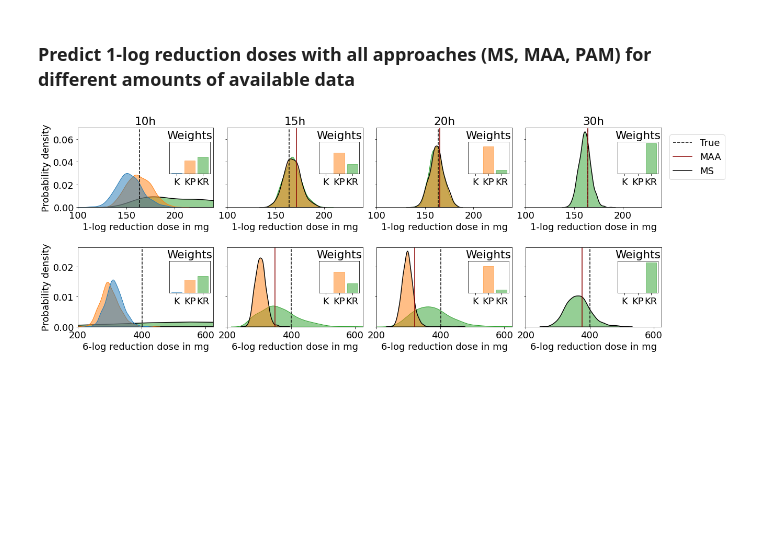
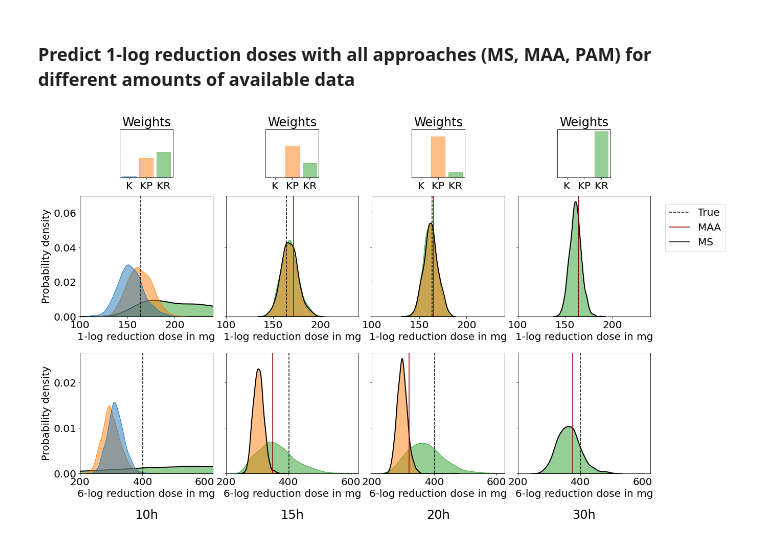
Before and after one commit to DavAug/PAM, a Jupyter notebook: results/in_silico_study/predict_dose.ipynb, the cells around one changed output. Drawn from its saved outputs; the diff is of its cells as text; code cells hidden in the pictures; blank space fills up the shorter version.

```diff
--- a/results/in_silico_study/predict_dose.ipynb
+++ b/results/in_silico_study/predict_dose.ipynb
@@ -584,11 +584,11 @@ for log_reduction in log_reductions:
     results.append([true_dose, maa_doses, pam_doses, model_weights])
 
 # Plots results
-fontsize = '18'
+fontsize = '20'
 plt.rcParams['font.size'] = fontsize
 fig, axes = plt.subplots(
-    2, n_experiments, figsize=(20, 7), sharey='row', sharex='row')
-plt.subplots_adjust(wspace=0.1, hspace=0.5)
+    2, n_experiments, figsize=(20, 10), sharey='row', sharex='row')
+plt.subplots_adjust(wspace=0.1, hspace=0.3)
 plt.xticks(fontsize=fontsize)
 plt.yticks(fontsize=fontsize)
 axes[0, 0].set_ylabel('Probability density', fontsize=fontsize)
@@ -602,8 +602,8 @@ for log_id, caption in enumerate(result_captions):
     true_dose, maa_doses, pam_doses, model_weights = results[log_id]
     for exp_id, end_experiment in enumerate(experiment_durations):
         # Add title to subfigure
-        if log_id == 0:
-            axes[log_id, exp_id].set_title('%dh' % (end_experiment))
+        if log_id == 1:
+            axes[log_id, exp_id].set_title('%dh' % (end_experiment), y=-0.4)
 
         # Plot true dose response
         axes[log_id, exp_id].axvline(
@@ -623,47 +623,50 @@ for log_id, caption in enumerate(result_captions):
             dataframe['Model'] = ['K', 'KP', 'KR'][model_id]
             df.append(dataframe)
             colors.append(sns.color_palette()[model_id])
         df = pd.concat(df, ignore_index=True)
         sns.kdeplot(
             data=df, x=caption, hue="Model", fill=True,
             common_norm=False, alpha=.5, linewidth=1, ax=axes[log_id, exp_id],
             palette=colors, legend=False)
 
         # Plot PAM prediction: Weights
-        inset_axes = axes[log_id, exp_id].inset_axes(
-            bounds=[0.675, 0.425, 0.3, 0.4])
-        n_models = 3
-        x_pos = np.arange(n_models)
-        colors = sns.color_palette()[:n_models]
-        inset_axes.bar(
-            x_pos, weights, align='center', alpha=0.5, color=colors,
-            edgecolor=colors)
-        inset_axes.set_xticks(x_pos)
-        inset_axes.set_xticklabels(['K', 'KP', 'KR'])
-        inset_axes.set_yticks([])
-        inset_axes.set_yticklabels([])
-        inset_axes.set_title('Weights')
-        inset_axes.set_ylim([0, 1.05])
+        if log_id == 0:
+            # inset_axes = axes[log_id, exp_id].inset_axes(
+            #     bounds=[0.575, 0.45, 0.4, 0.4])
+            inset_axes = axes[log_id, exp_id].inset_axes(
+                bounds=[0.3, 1.15, 0.4, 0.4])
+            n_models = 3
+            x_pos = np.arange(n_models)
+            colors = sns.color_palette()[:n_models]
+            inset_axes.bar(
+                x_pos, weights, align='center', alpha=0.5, color=colors,
+                edgecolor=colors)
+            inset_axes.set_xticks(x_pos)
+            inset_axes.set_xticklabels(['K', 'KP', 'KR'])
+            inset_axes.set_yticks([])
+            inset_axes.set_yticklabels([])
+            inset_axes.set_title('Weights')
+            inset_axes.set_ylim([0, 1.05])
 
         # Plot MAA prediction
         maa_dose = maa_doses[exp_id]
         axes[log_id, exp_id].axvline(x=maa_dose, color='darkred', label='MAA')
 
         # Highlight MS prediction
         idx = 2 - np.argmax(weights)
-        axes[log_id, exp_id].collections[idx]._linewidths = np.array([1.5])
+        axes[log_id, exp_id].collections[idx]._linewidths = np.array([2])
         axes[log_id, exp_id].collections[idx]._original_edgecolor = np.array(
             [[0., 0., 0., 1.]])
 
 # Add a curve outide visible range to add MS to legend
 axes[0, 0].axvline(x=1E3, color='black', label='MS')
 
 # Set legend
-axes[0, 0].legend(bbox_to_anchor=(4.8 ,0.975))
+axes[0, 0].legend(bbox_to_anchor=(4.9 ,0.975))
 
 directory = os.getcwd()
 plt.savefig(
     directory + '/log_reduction_doses.pdf', bbox_inches='tight')
 plt.show()
 # %% [output]
-[figure, old version]
+[figure, new version]
```
Also changed, not shown: 1 other file.
